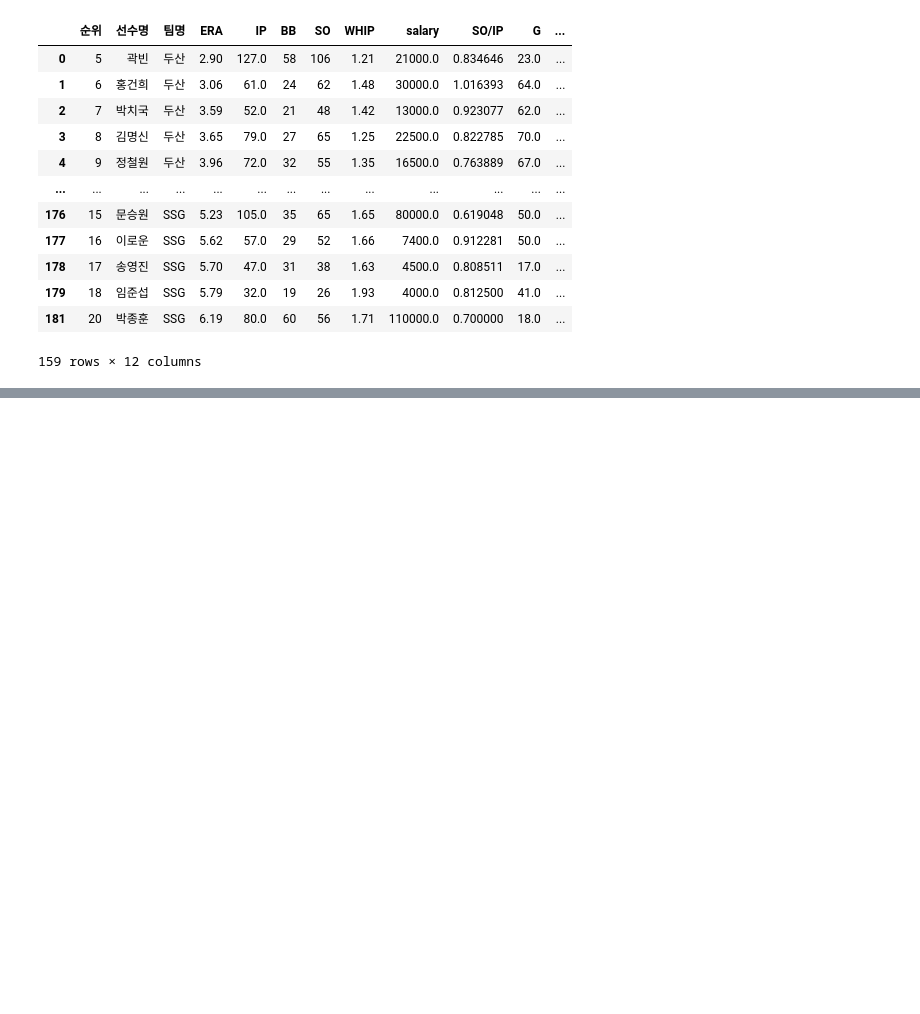
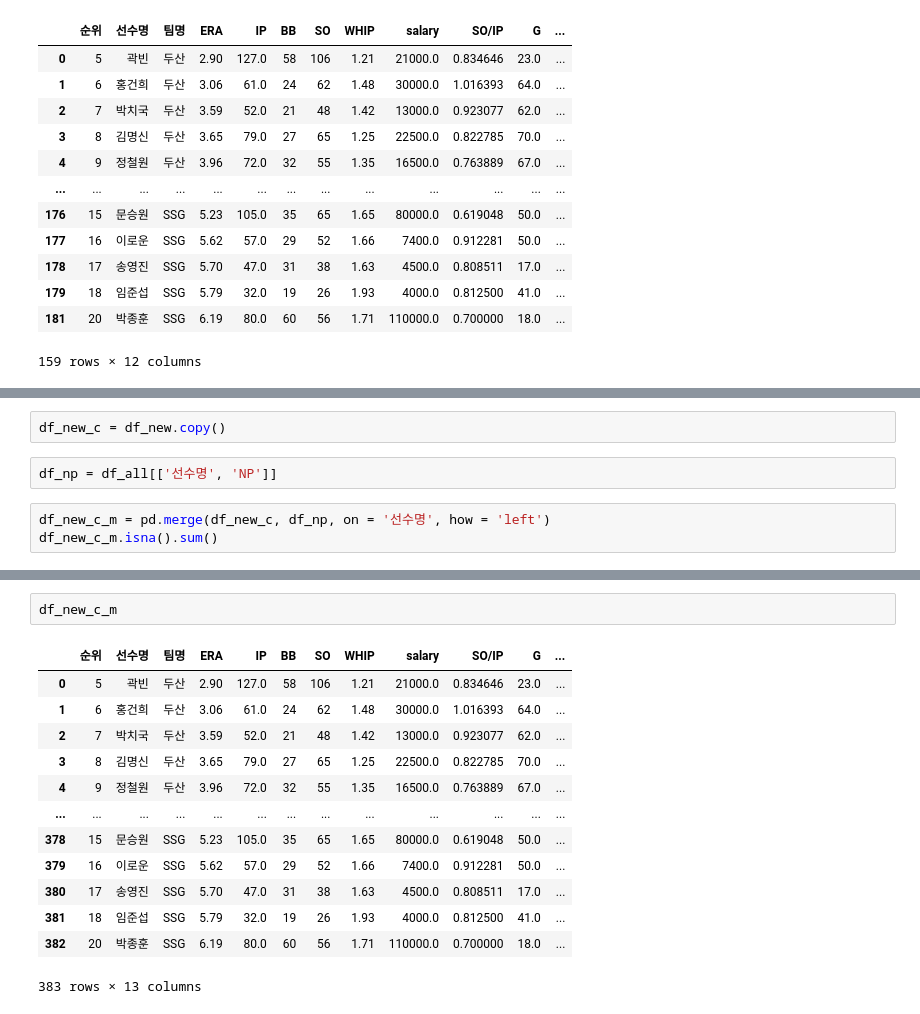
Before and after one commit to jayiuk/mid_project, a Jupyter notebook: EDA.ipynb, the cells around one changed output, grey strips where cells are left out. Cells and saved outputs as stored; diff of their text form; blank space fills up the shorter version.

```diff
--- a/EDA.ipynb
+++ b/EDA.ipynb
@@ -160,0 +180,7 @@ df_cg_drop_c
+# %%
+df_new_c = df_new.copy()
+# %%
+df_np = df_all[['선수명', 'NP']]
+# %%
+df_new_c_m = pd.merge(df_new_c, df_np, on = '선수명', how = 'left')
+df_new_c_m.isna().sum()
@@ -160,0 +202,16 @@ df_cg_drop_c
+# %%
+df_new_c_m
+# %% [output]
+|  | 순위 | 선수명 | 팀명 | ERA | IP | BB | SO | WHIP | salary | SO/IP | G | ... |
+| 0 | 5 | 곽빈 | 두산 | 2.90 | 127.0 | 58 | 106 | 1.21 | 21000.0 | 0.834646 | 23.0 | ... |
+| 1 | 6 | 홍건희 | 두산 | 3.06 | 61.0 | 24 | 62 | 1.48 | 30000.0 | 1.016393 | 64.0 | ... |
+| 2 | 7 | 박치국 | 두산 | 3.59 | 52.0 | 21 | 48 | 1.42 | 13000.0 | 0.923077 | 62.0 | ... |
+| 3 | 8 | 김명신 | 두산 | 3.65 | 79.0 | 27 | 65 | 1.25 | 22500.0 | 0.822785 | 70.0 | ... |
+| 4 | 9 | 정철원 | 두산 | 3.96 | 72.0 | 32 | 55 | 1.35 | 16500.0 | 0.763889 | 67.0 | ... |
+| ... | ... | ... | ... | ... | ... | ... | ... | ... | ... | ... | ... | ... |
+| 378 | 15 | 문승원 | SSG | 5.23 | 105.0 | 35 | 65 | 1.65 | 80000.0 | 0.619048 | 50.0 | ... |
+| 379 | 16 | 이로운 | SSG | 5.62 | 57.0 | 29 | 52 | 1.66 | 7400.0 | 0.912281 | 50.0 | ... |
+| 380 | 17 | 송영진 | SSG | 5.70 | 47.0 | 31 | 38 | 1.63 | 4500.0 | 0.808511 | 17.0 | ... |
+| 381 | 18 | 임준섭 | SSG | 5.79 | 32.0 | 19 | 26 | 1.93 | 4000.0 | 0.812500 | 41.0 | ... |
+| 382 | 20 | 박종훈 | SSG | 6.19 | 80.0 | 60 | 56 | 1.71 | 110000.0 | 0.700000 | 18.0 | ... |
+383 rows × 13 columns
```
Also changed, not shown: parts of 14 cells of this notebook.
